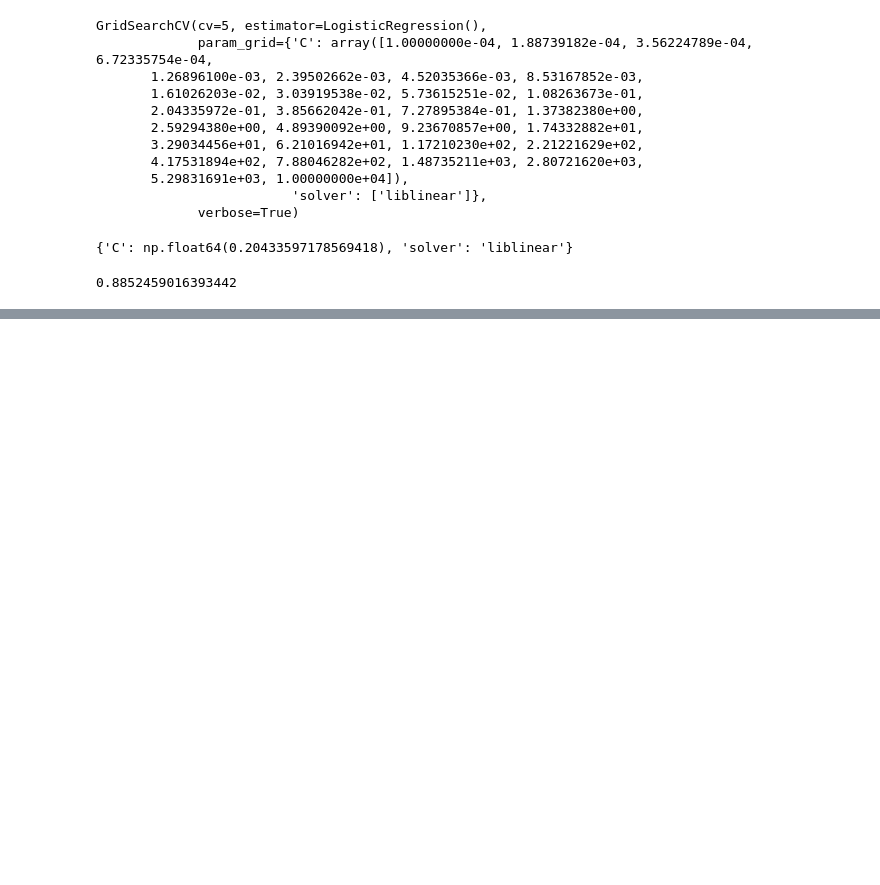
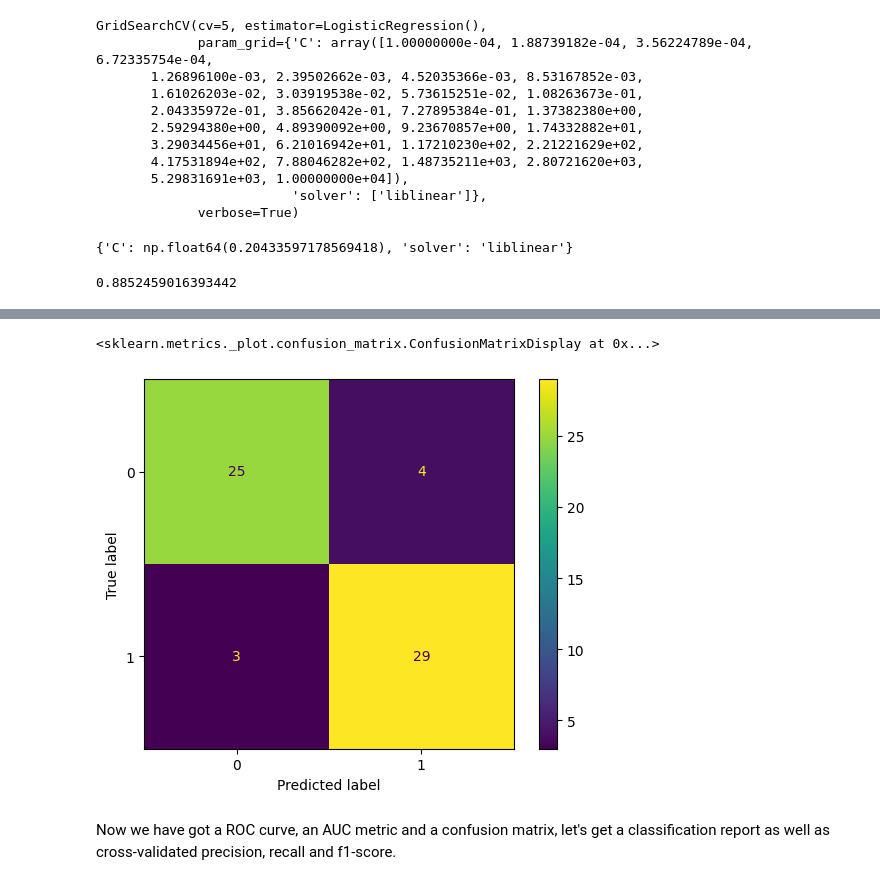
Before and after one commit to seanjiangsh/ztm-ml-ds, a Jupyter notebook: supervised-learning-classification/end-to-end-heart-disease-clasification.ipynb, the cells around one changed output, grey strips where cells are left out. Saved outputs shown, nothing was run; the diff lists cells and outputs as text; code cells hidden in the pictures; blank space fills up the shorter version.

Commit message:
Supervised Learning: Evaluating Our Model

```diff
--- a/supervised-learning-classification/end-to-end-heart-disease-clasification.ipynb
+++ b/supervised-learning-classification/end-to-end-heart-disease-clasification.ipynb
@@ -640,0 +654,4 @@ gs_log_reg.score(X_test, y_test)
+# %%
+# Make predictions with tuned model
+y_preds = gs_log_reg.predict(X_test)
+y_preds
@@ -640,0 +669,8 @@ gs_log_reg.score(X_test, y_test)
+# %%
+# Confusion matrix
+ConfusionMatrixDisplay.from_predictions(y_test, y_preds)
+# %% [output]
+<sklearn.metrics._plot.confusion_matrix.ConfusionMatrixDisplay at 0x...>
+[figure, added]
+# %% [markdown]
+Now we have got a ROC curve, an AUC metric and a confusion matrix, let's get a classification report as well as cross-validated precision, recall and f1-score.
```
Also changed, not shown: parts of 20 cells of this notebook.
